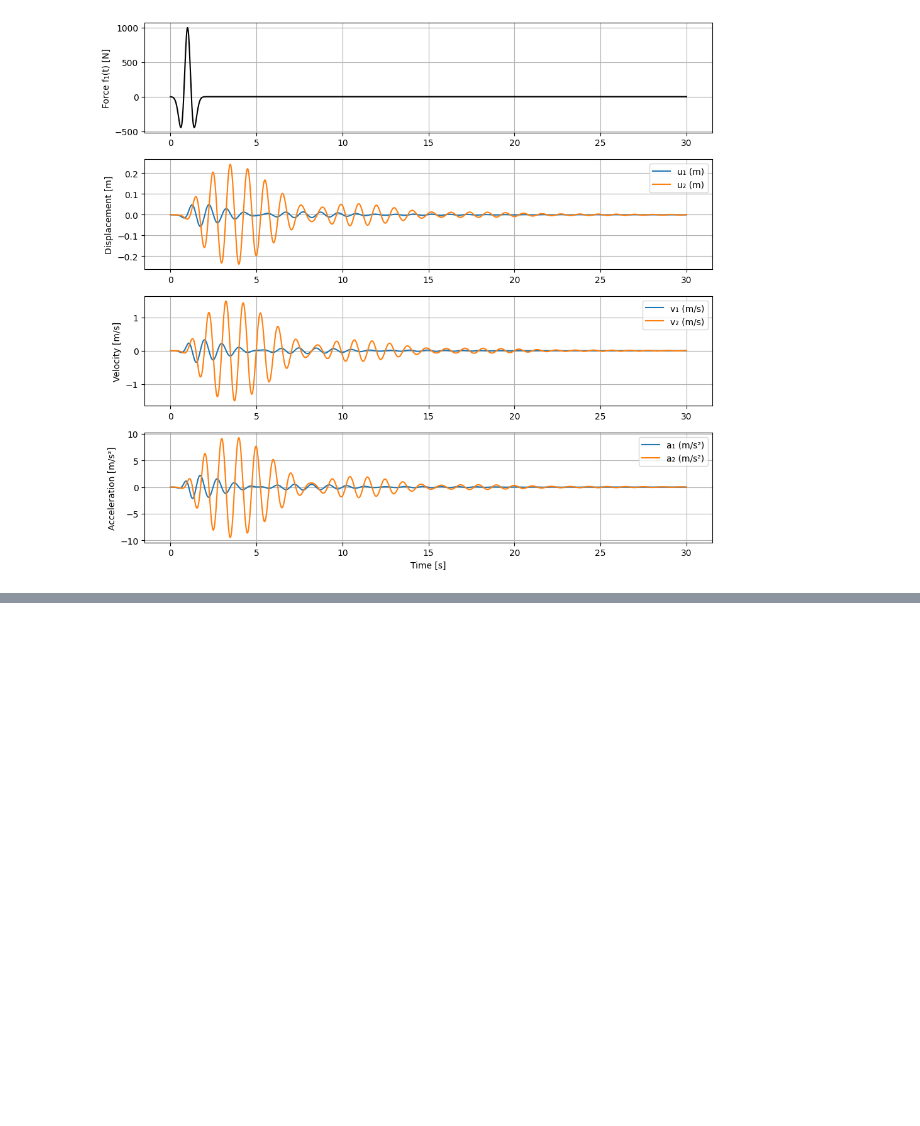
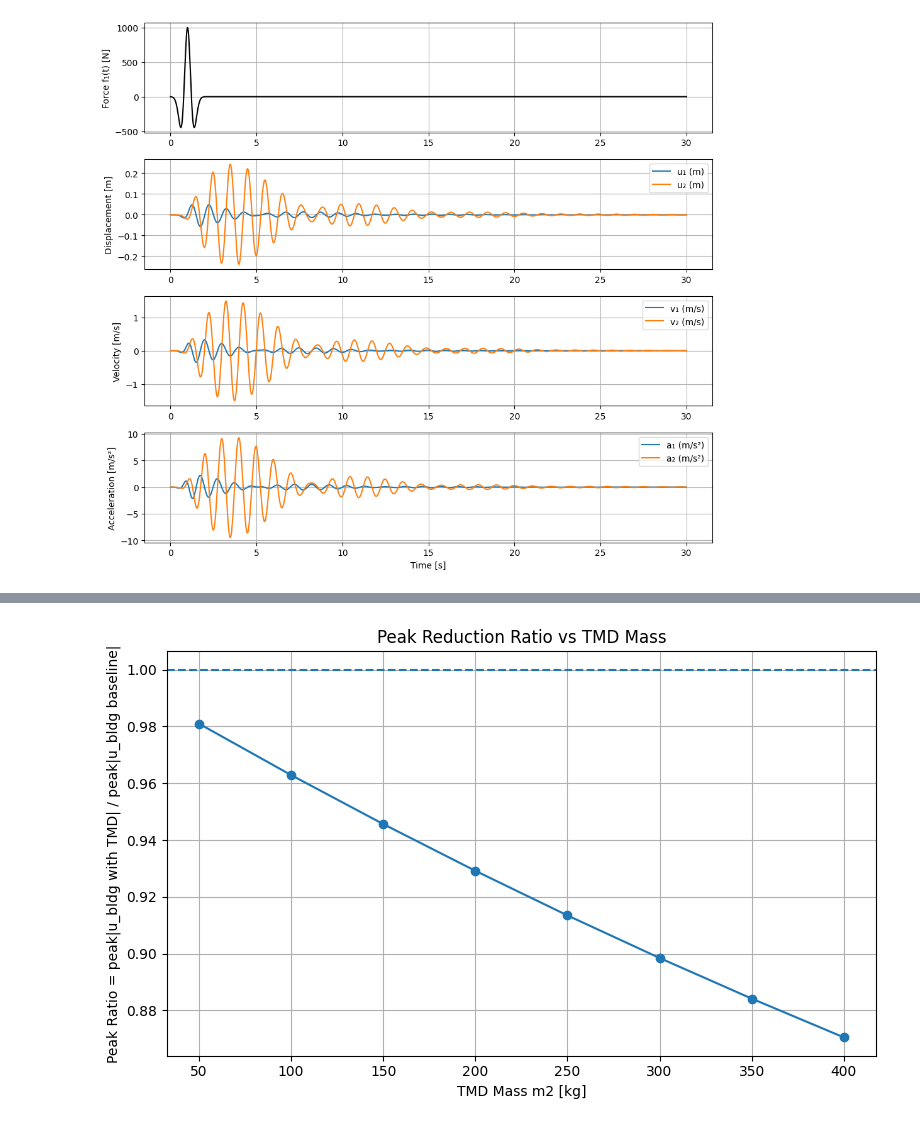
Before and after one commit to LukeFic/AE-353, a Jupyter notebook: 370Project1Code.ipynb, the cells around one changed output, grey strips where cells are left out. Cells and saved outputs as stored; diff of their text form; code cells hidden in the pictures; blank space fills up the shorter version.

```diff
--- a/370Project1Code.ipynb
+++ b/370Project1Code.ipynb
@@ -223,0 +741,75 @@ plt.show()
+# %%
+# ---------- Baseline (no TMD) SDOF using the same Newmark/trapezoidal idea ----------
+def sdof_trapezoidal(m, k, zeta, ag, dt, T):
+    """
+    Absolute response u(t) of a single-DOF base-excited oscillator:
+        m r¨ + c ṙ + k r = -m ag
+    with u = r + xg, where xg is the ground displacement from ag.
+    """
+    t = np.arange(0, T + dt, dt)
+    n = len(t)
+
+    # damping
+    omega = np.sqrt(k / m)
+    c = 2.0 * zeta * m * omega
+
+    # ground kinematics
+    vg = np.cumsum(ag) * dt
+    xg = np.cumsum(vg) * dt
+
+    # alloc (relative)
+    r      = np.zeros(n)
+    r_dot  = np.zeros(n)
+    r_ddot = np.zeros(n)
+
+    # effective scalar
+    Keff = m + 0.5 * dt * c + 0.25 * dt**2 * k
+
+    # initial accel
+    r_ddot[0] = (-c * r_dot[0] - k * r[0] - m * ag[0]) / m
+
+    # step
+    for i in range(n - 1):
+        F_next = -m * ag[i + 1]
+        rhs = (F_next
+               - c * (r_dot[i] + 0.5 * dt * r_ddot[i])
+               - k * (r[i] + 0.5 * dt * r_dot[i] + 0.25 * dt**2 * r_ddot[i]))
+        r_ddot[i + 1] = rhs / Keff
+        r_dot[i + 1]  = r_dot[i] + 0.5 * dt * (r_ddot[i] + r_ddot[i + 1])
+        r[i + 1]      = r[i]     + dt * r_dot[i] + 0.25 * dt**2 * (r_ddot[i] + r_ddot[i + 1])
+
+    # absolute
+    u = r + xg
+    u_dot = r_dot + vg
+    u_ddot = r_ddot + ag
+    return t, u, u_dot, u_ddot
+
+# ---------- Compute baseline (no TMD) peak and reduction ratios ----------
+# Uses your building parameters m1_fixed, k1_fixed, zeta1 and excitation ag, dt, T
+t_baseline, u_baseline, _, _ = sdof_trapezoidal(m1_fixed, k1_fixed, zeta1, ag, dt, T)
+peak_baseline = np.max(np.abs(u_baseline))
+
+# For each TMD case, take the building's absolute displacement (column 0)
+mass_list = []
+peak_ratio_list = []   # = peak_with_TMD / peak_baseline  (values < 1 mean reduction)
+
+for res in simulation_results:
+    u_building = res['displacement'][:, 0]
+    peak_with_tmd = np.max(np.abs(u_building))
+    ratio = peak_with_tmd / peak_baseline
+
+    mass_list.append(res['tmd_mass'])
+    peak_ratio_list.append(ratio)
+
+# ---------- Plot: Peak Reduction Ratio vs TMD Mass ----------
+plt.figure(figsize=(8, 5))
+plt.plot(mass_list, peak_ratio_list, marker='o')
+plt.axhline(1.0, linestyle='--')  # baseline reference
+plt.title('Peak Reduction Ratio vs TMD Mass')
+plt.xlabel('TMD Mass m2 [kg]')
+plt.ylabel('Peak Ratio = peak|u_bldg with TMD| / peak|u_bldg baseline|')
+plt.grid(True)
+plt.tight_layout()
+plt.show()
+# %% [output]
+[figure, added]
```
Also changed, not shown: parts of 7 cells of this notebook.
